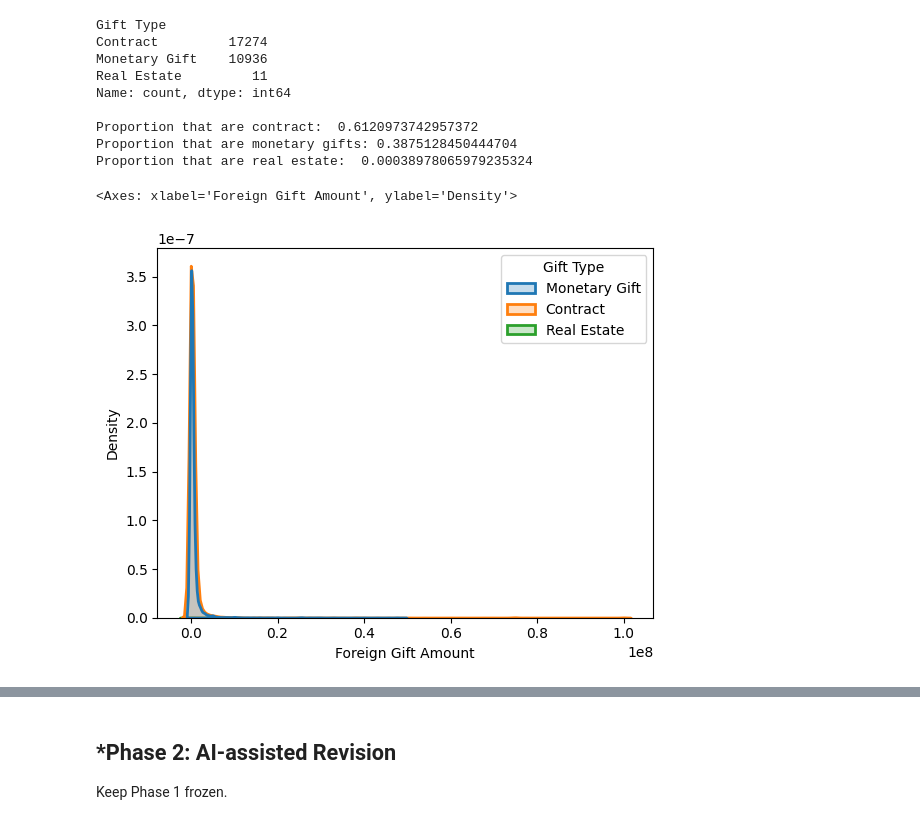
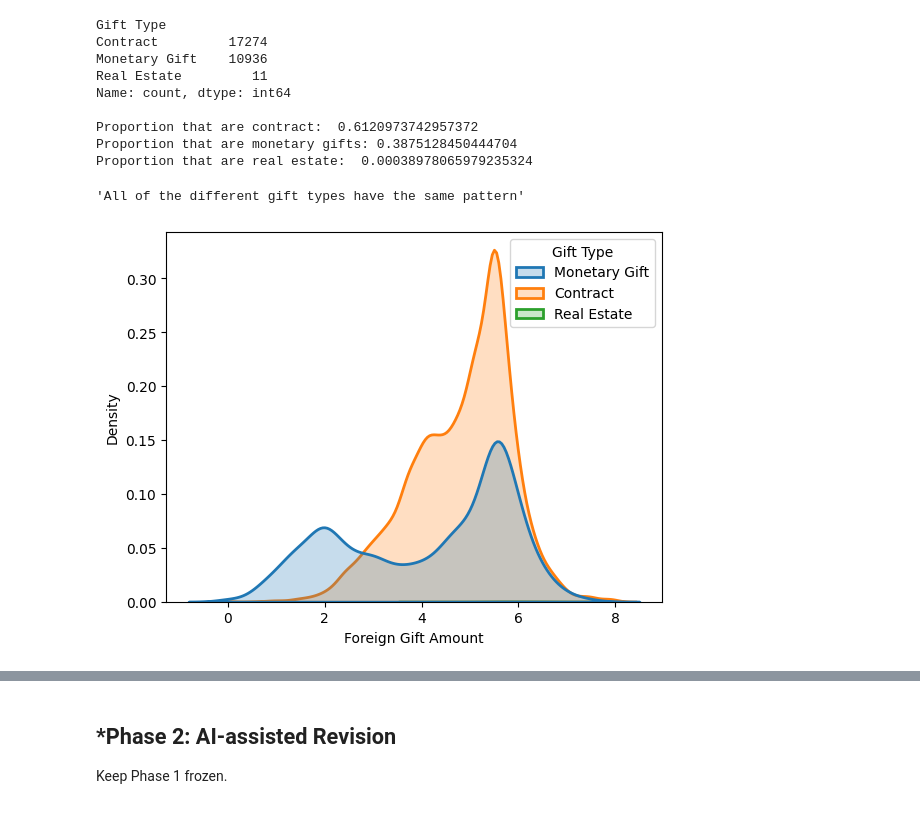
Before and after one commit to willhk10-uva/A02-eda-and-visualization, a Jupyter notebook: notebook.ipynb, the cells around one changed output, grey strips where cells are left out. Saved outputs shown, nothing was run; the diff lists cells and outputs as text; code cells hidden in the pictures.

```diff
--- a/notebook.ipynb
+++ b/notebook.ipynb
@@ -109,9 +115,9 @@ Proportion that are monetary gifts: 0.3875128450444704
 Proportion that are real estate:  0.00038978065979235324
 # %%
 #Q2.4
-sns.kdeplot(x = df, hue = gt, fill=True, color="blue", linewidth=2)
+ax = sns.kdeplot(x = np.log10(df), hue = gt, fill=True, color="blue", linewidth=2)
 
-'''All of the different gift types have the same pattern,
+'''All of the different gift types have the same pattern'''
 # %% [output]
-<Axes: xlabel='Foreign Gift Amount', ylabel='Density'>
+'All of the different gift types have the same pattern'
-[figure, old version]
+[figure, new version]
```
Also changed, not shown: parts of 4 cells of this notebook.
